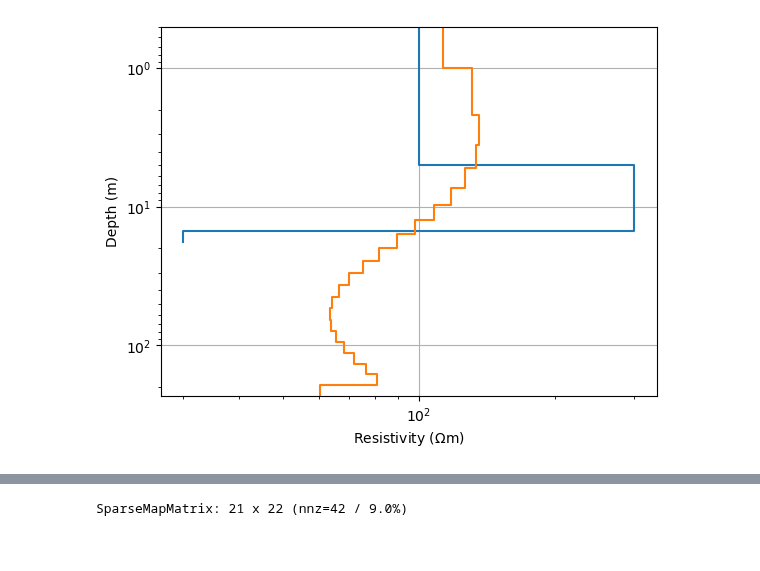
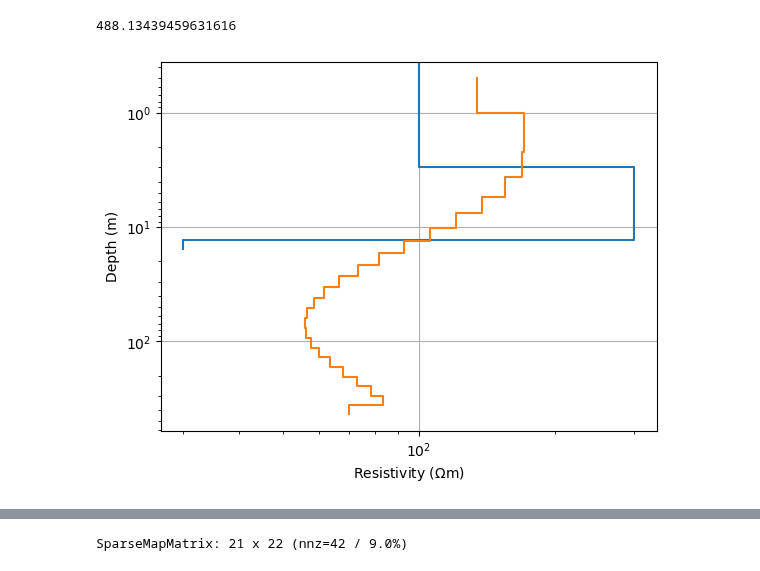
Before and after one commit to gimli-org/notebooks, a Jupyter notebook: inversion/gradientVES.ipynb, the cells around one changed output, grey strips where cells are left out. Saved outputs shown, nothing was run; the diff lists cells and outputs as text; code cells hidden in the pictures.

```diff
--- a/inversion/gradientVES.ipynb
+++ b/inversion/gradientVES.ipynb
@@ -6,8 +7,13 @@ from pygimli.physics import ves
 # %%
-ab2 = np.logspace(0, 2.5, 21)
+ab2 = np.logspace(0, 2.7, 21)
+synth = [3, 10, 100, 300, 30]
+# data = ves.simulate(synth, ab2=ab2) # post 1.5.5
 fopBlock = ves.VESModelling(ab2=ab2)
-synth = [5, 10, 100, 300, 30]
 data = fopBlock(synth)
-thk = np.logspace(0, 1.5, 21)
+data *= np.random.randn(len(data)) * 0.02 + 1.0
+thk = np.logspace(0, 1.8, 23)
 fop = ves.VESRhoModelling(ab2=ab2, thk=thk)
+plt.loglog(data, ab2, "x-")
+plt.gca().invert_yaxis()
+plt.grid()
 # %% [output]
@@ -20,7 +22,7 @@ plt.loglog(data, ab2, "x-")
 # %%
 inv = pg.Inversion(fop=fop)
-inv.dataVals = data
-inv.dataTrans = 'log'
-inv.modelTrans = 'log'
-inv.run(data, 0.02, startModel=100, maxIter=0)
+inv.dataTrans = 'log' # inv.modelTrans = 'log' is auto
+inv.run(data, 0.02, startModel=100, maxIter=0, verbose=True)
+plt.semilogy(inv.residual(), ab2)
+plt.grid()
 # %% [output]
@@ -28,10 +44,11 @@ inv.run(data, 0.02, startModel=100, maxIter=0)
 # %%
-tD = inv.dataTrans
-tM = inv.modelTrans
-inv.inv.data()
-dg = -inv.dataGradient()
-fig, ax = plt.subplots()
-pg.viewer.mpl.drawModel1D(ax, model=synth)
-pg.viewer.mpl.drawModel1D(ax, thk, np.exp(dg*0.99)*inv.model, plot='loglog')
+
+inv.model = np.exp(dg)*inv.model
+inv.response = fop(inv.model)
+fop.createJacobian(inv.model)
+print(inv.chi2())
+ax, _ = pg.viewer.mpl.showModel1D(synth[:2], synth[2:])
+pg.viewer.mpl.drawModel1D(ax, thk, inv.model, plot='loglog')
 # %% [output]
+488.13439459631616
-[figure, old version]
+[figure, new version]
```
Also changed, not shown: parts of 18 cells of this notebook, 1 other file.
